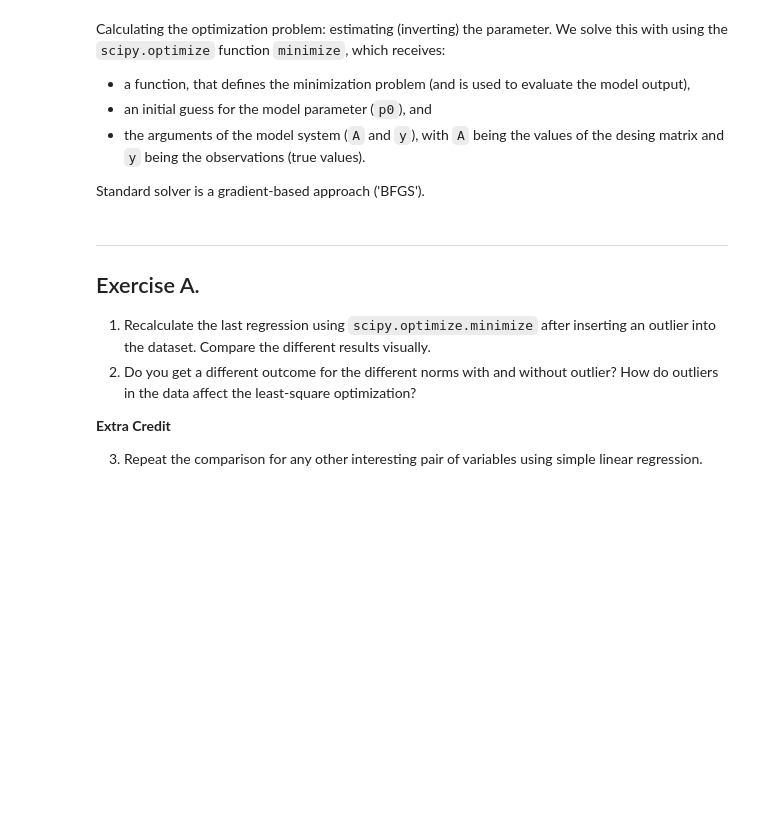
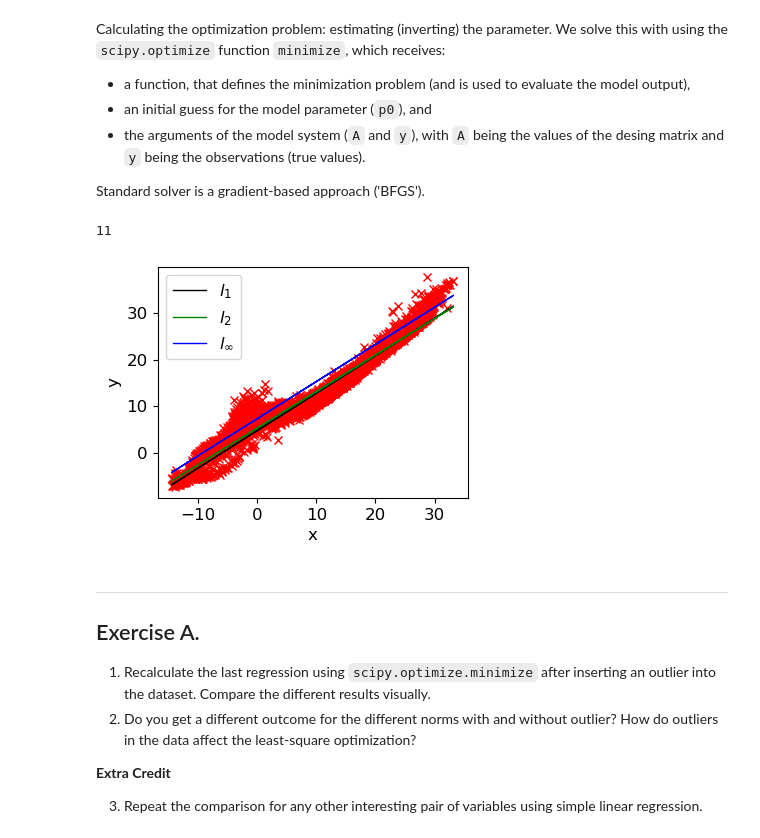
Before and after one commit to GeoPythonVT/geosf25_material, a Jupyter notebook: L06_LearningModels.ipynb, the cells around one changed output. Saved outputs shown, nothing was run; the diff lists cells and outputs as text; code cells hidden in the pictures; blank space fills up the shorter version.

```diff
--- a/L06_LearningModels.ipynb
+++ b/L06_LearningModels.ipynb
@@ -221,17 +241,6 @@ import scipy.optimize
 OceanMask = tair.mask | surfT.mask
 x = tair.data[~OceanMask]  # indipendent variable
 y = surfT.data[~OceanMask] # dependent variable
-
-# Reduce dataset to emphasize on effect of a single outlier
-percentage = 0.01
-arr = np.arange(len(x))  # example array
-idx = np.random.choice(len(arr), size=int(len(arr)*percentage), replace=False)
-x=x[idx]
-y=y[idx]
-
-# Add single outlier
-x[35]=30
-y[35]=150
 
 A = np.column_stack((x, np.ones_like(x)))  # fits whatever is defined by the design matrix A
 # note: intercept has to be added in the Design matrix
@@ -241,6 +250,8 @@ sol1 = scipy.optimize.minimize(L1norm,p0,args=(A,y), method='BFGS') # linear reg
 sol2 = scipy.optimize.minimize(L2norm,p0,args=(A,y))    # linear regression with L2-Norm
 sol3 = scipy.optimize.minimize(Linfnorm,p0,args=(A,y))   # linear regression with Linf-Norm
 sol1.nit  # number of iterations used
+# %% [output]
+11
 # %%
 
 # Estimating linear model output (lm) for set of input points (a)
@@ -250,10 +261,12 @@ lm3 = A @ sol3.x
 # %%
 # Plotting results for linear models for all three norms
 plt.figure()
 plt.plot(x,y,'x',color='r')
-plt.plot(x,lm1,'--',color='k',linewidth=1,label="$l_1$")    # L1
-plt.plot(x,lm2,'-',color='k',linewidth=1,label='$l_2$')     # L2
+plt.plot(x,lm1,'-',color='k',linewidth=1,label="$l_1$")    # L1
+plt.plot(x,lm2,'-',color='g',linewidth=1,label='$l_2$')     # L2
 plt.plot(x,lm3,'-',color='b',linewidth=1,label='$l_\infty$')# Linf
 plt.xlabel('x'), plt.ylabel('y')
 plt.legend()
 plt.show()
+# %% [output]
+[figure, added]
```
Also changed, not shown: parts of 17 cells of this notebook.
